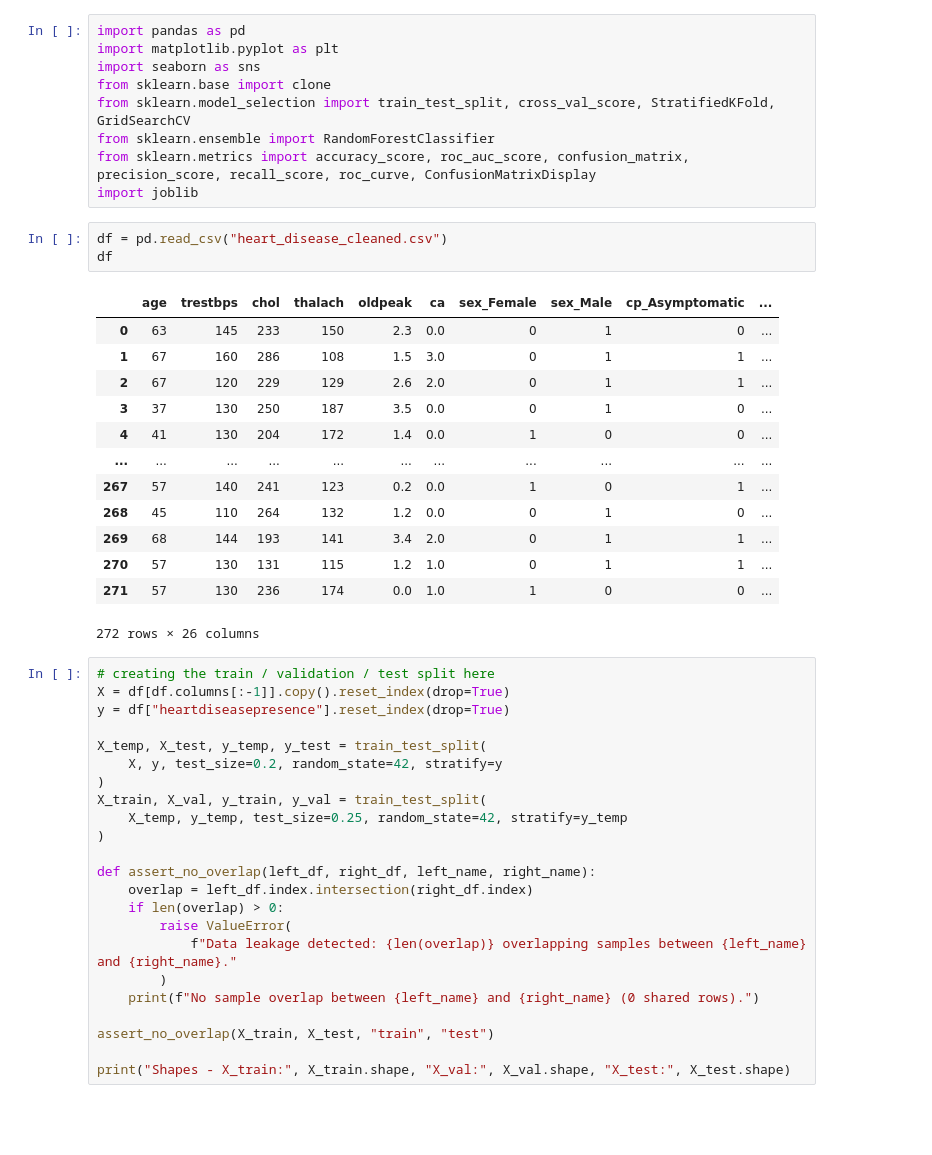
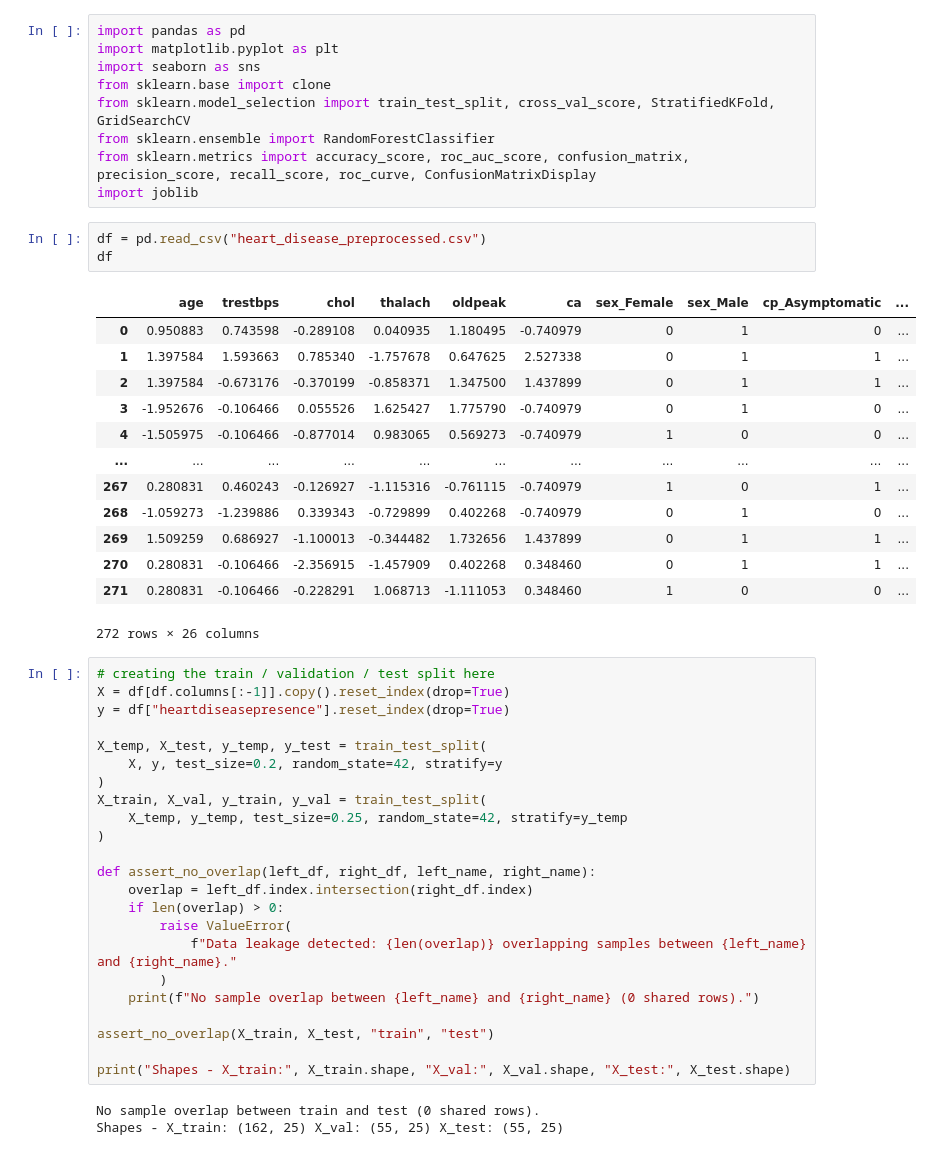
Before and after one commit to tejjeenu/Causal-Bootstrapping, a Jupyter notebook: RandomForest.ipynb, the cells around one changed output. Drawn from its saved outputs; the diff is of its cells as text; blank space fills up the shorter version.

```diff
--- a/RandomForest.ipynb
+++ b/RandomForest.ipynb
@@ -8,21 +8,21 @@ from sklearn.ensemble import RandomForestClassifier
 from sklearn.metrics import accuracy_score, roc_auc_score, confusion_matrix, precision_score, recall_score, roc_curve, ConfusionMatrixDisplay
 import joblib
 # %%
-df = pd.read_csv("heart_disease_cleaned.csv")
+df = pd.read_csv("heart_disease_preprocessed.csv")
 df
 # %% [output]
 |  | age | trestbps | chol | thalach | oldpeak | ca | sex_Female | sex_Male | cp_Asymptomatic | ... |
-| 0 | 63 | 145 | 233 | 150 | 2.3 | 0.0 | 0 | 1 | 0 | ... |
-| 1 | 67 | 160 | 286 | 108 | 1.5 | 3.0 | 0 | 1 | 1 | ... |
-| 2 | 67 | 120 | 229 | 129 | 2.6 | 2.0 | 0 | 1 | 1 | ... |
-| 3 | 37 | 130 | 250 | 187 | 3.5 | 0.0 | 0 | 1 | 0 | ... |
-| 4 | 41 | 130 | 204 | 172 | 1.4 | 0.0 | 1 | 0 | 0 | ... |
+| 0 | 0.950883 | 0.743598 | -0.289108 | 0.040935 | 1.180495 | -0.740979 | 0 | 1 | 0 | ... |
+| 1 | 1.397584 | 1.593663 | 0.785340 | -1.757678 | 0.647625 | 2.527338 | 0 | 1 | 1 | ... |
+| 2 | 1.397584 | -0.673176 | -0.370199 | -0.858371 | 1.347500 | 1.437899 | 0 | 1 | 1 | ... |
+| 3 | -1.952676 | -0.106466 | 0.055526 | 1.625427 | 1.775790 | -0.740979 | 0 | 1 | 0 | ... |
+| 4 | -1.505975 | -0.106466 | -0.877014 | 0.983065 | 0.569273 | -0.740979 | 1 | 0 | 0 | ... |
 | ... | ... | ... | ... | ... | ... | ... | ... | ... | ... | ... |
-| 267 | 57 | 140 | 241 | 123 | 0.2 | 0.0 | 1 | 0 | 1 | ... |
-| 268 | 45 | 110 | 264 | 132 | 1.2 | 0.0 | 0 | 1 | 0 | ... |
-| 269 | 68 | 144 | 193 | 141 | 3.4 | 2.0 | 0 | 1 | 1 | ... |
-| 270 | 57 | 130 | 131 | 115 | 1.2 | 1.0 | 0 | 1 | 1 | ... |
-| 271 | 57 | 130 | 236 | 174 | 0.0 | 1.0 | 1 | 0 | 0 | ... |
+| 267 | 0.280831 | 0.460243 | -0.126927 | -1.115316 | -0.761115 | -0.740979 | 1 | 0 | 1 | ... |
+| 268 | -1.059273 | -1.239886 | 0.339343 | -0.729899 | 0.402268 | -0.740979 | 0 | 1 | 0 | ... |
+| 269 | 1.509259 | 0.686927 | -1.100013 | -0.344482 | 1.732656 | 1.437899 | 0 | 1 | 1 | ... |
+| 270 | 0.280831 | -0.106466 | -2.356915 | -1.457909 | 0.402268 | 0.348460 | 0 | 1 | 1 | ... |
+| 271 | 0.280831 | -0.106466 | -0.228291 | 1.068713 | -1.111053 | 0.348460 | 1 | 0 | 0 | ... |
 272 rows × 26 columns
 # %%
 # creating the train / validation / test split here
@@ -47,6 +47,9 @@ def assert_no_overlap(left_df, right_df, left_name, right_name):
 assert_no_overlap(X_train, X_test, "train", "test")
 
 print("Shapes - X_train:", X_train.shape, "X_val:", X_val.shape, "X_test:", X_test.shape)
+# %% [output]
+No sample overlap between train and test (0 shared rows).
+Shapes - X_train: (162, 25) X_val: (55, 25) X_test: (55, 25)
 # %%
 # use this for training model for the first time
 
```
Also changed, not shown: parts of 5 cells of this notebook, 6 other files.
